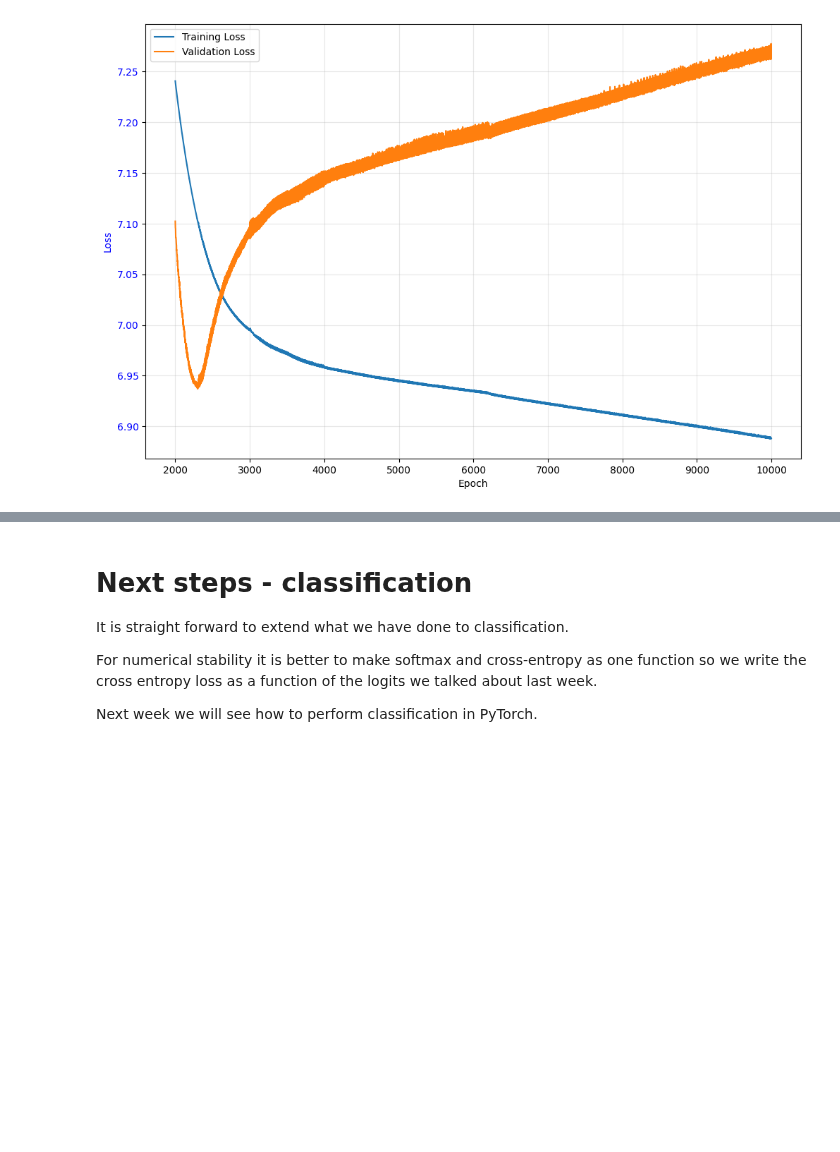
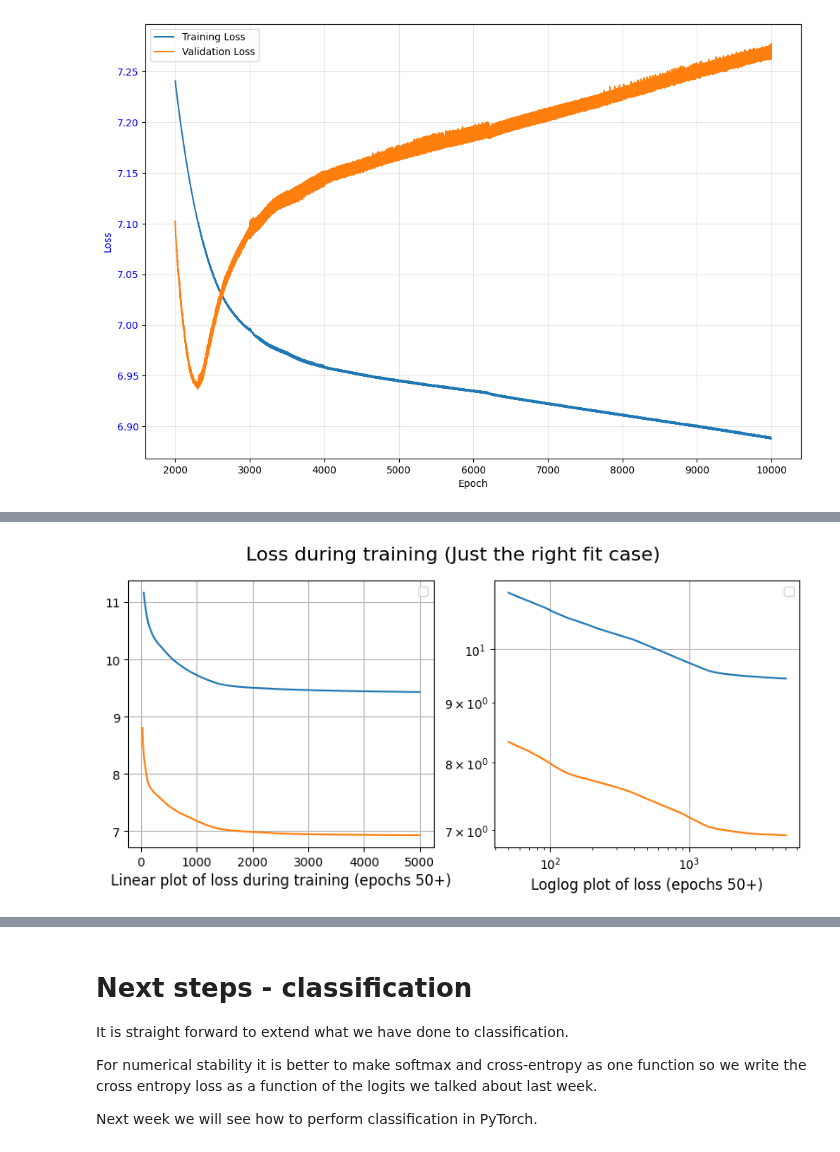
Before and after one commit to P1N60/deep_learning_course, a Jupyter notebook: assignment1/src/DL_AutoDiff_Nanograd.ipynb, the cells around one changed output, grey strips where cells are left out. Saved outputs shown, nothing was run; the diff lists cells and outputs as text; code cells hidden in the pictures; blank space fills up the shorter version.

```diff
--- a/assignment1/src/DL_AutoDiff_Nanograd.ipynb
+++ b/assignment1/src/DL_AutoDiff_Nanograd.ipynb
@@ -1414,0 +1500,23 @@ plt.show()
+# %%
+fig, (ax1, ax2) = plt.subplots(1,2, figsize=(10,4))
+
+fig.suptitle("Loss during training (Just the right fit case)", fontsize=16)
+
+ax1.grid(color="0.7",zorder=0)
+ax1.plot(range(50, len(train_loss)), train_loss[50:],zorder=2)
+ax1.plot(range(25, len(train_loss), 5), val_loss[5:],zorder=2)
+ax1.legend()
+ax1.set_xlabel("Linear plot of loss during training (epochs 50+)", fontsize=12)
+
+ax2.grid(color="0.7",zorder=0)
+ax2.loglog()
+n = 50
+ax2.plot(range(n, len(train_loss)), train_loss[n:],zorder=2)
+ax2.plot(range(n, len(train_loss), 5), val_loss[int(n/5):],zorder=2)
+ax2.legend()
+ax2.set_xlabel("Loglog plot of loss (epochs 50+)", fontsize=12)
+
+
+plt.show()
+# %% [output]
+[figure, added]
```
Also changed, not shown: parts of 13 cells of this notebook.
